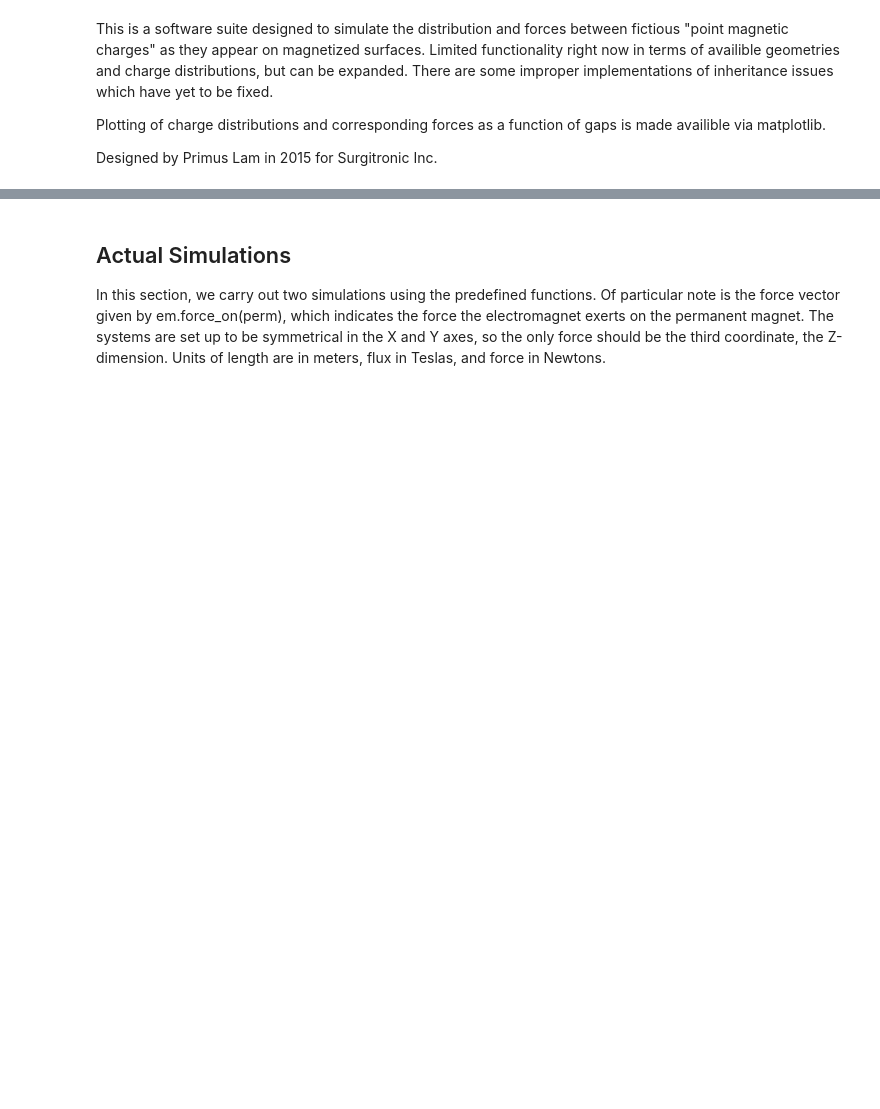
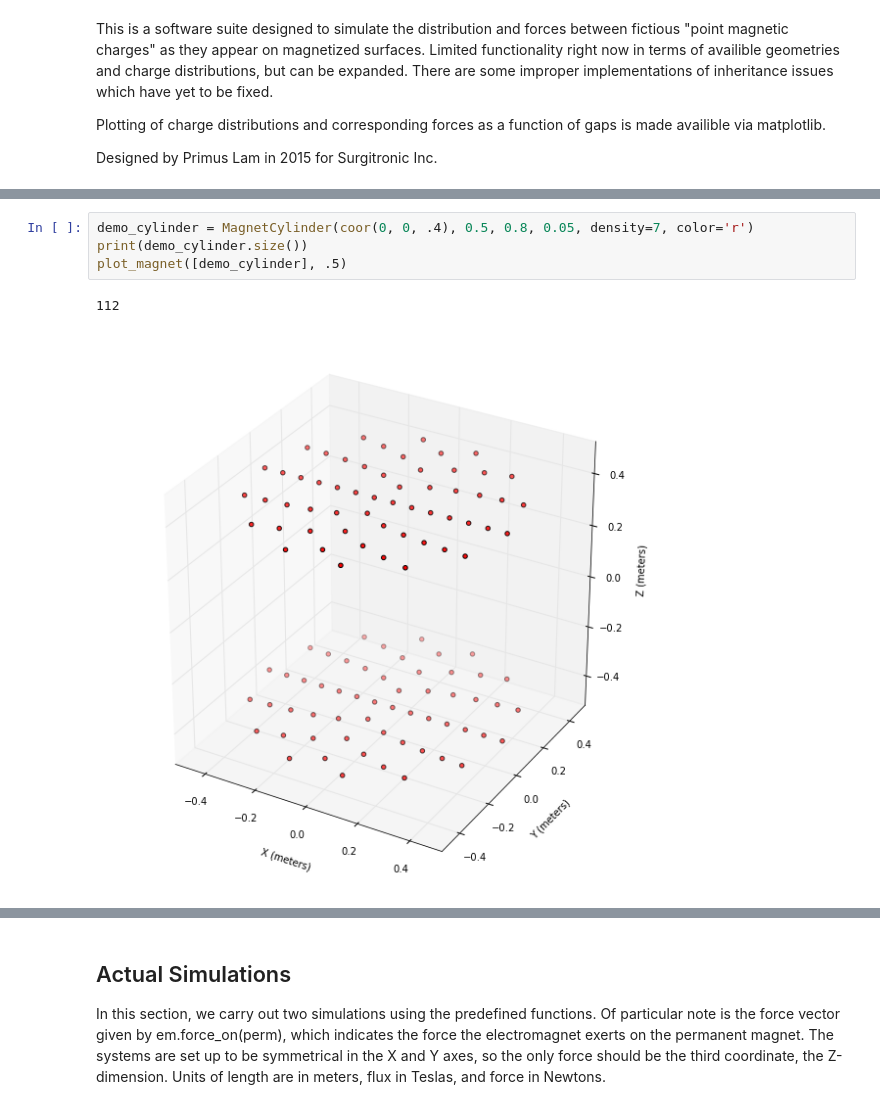
Before and after one commit to primuslam/magnet_simulation, a Jupyter notebook: Magnet_Simulation.ipynb, the cells around one changed output, grey strips where cells are left out. Saved outputs shown, nothing was run; the diff lists cells and outputs as text; blank space fills up the shorter version.

```diff
--- a/Magnet_Simulation.ipynb
+++ b/Magnet_Simulation.ipynb
@@ -190,0 +34,7 @@ class rectangle_magnet(magnet):
+# %%
+demo_cylinder = MagnetCylinder(coor(0, 0, .4), 0.5, 0.8, 0.05, density=7, color='r')
+print(demo_cylinder.size())
+plot_magnet([demo_cylinder], .5)
+# %% [output]
+112
+[figure, added]
```
Also changed, not shown: parts of 19 cells of this notebook.
